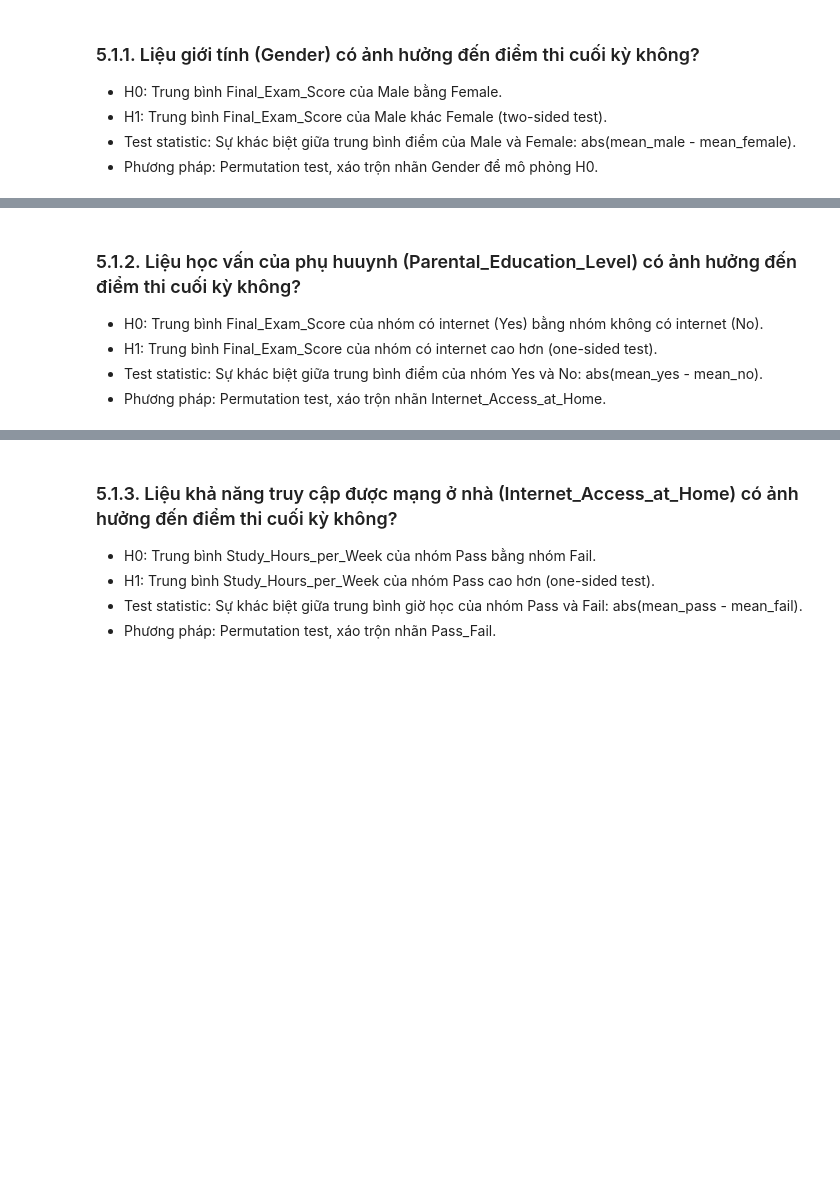
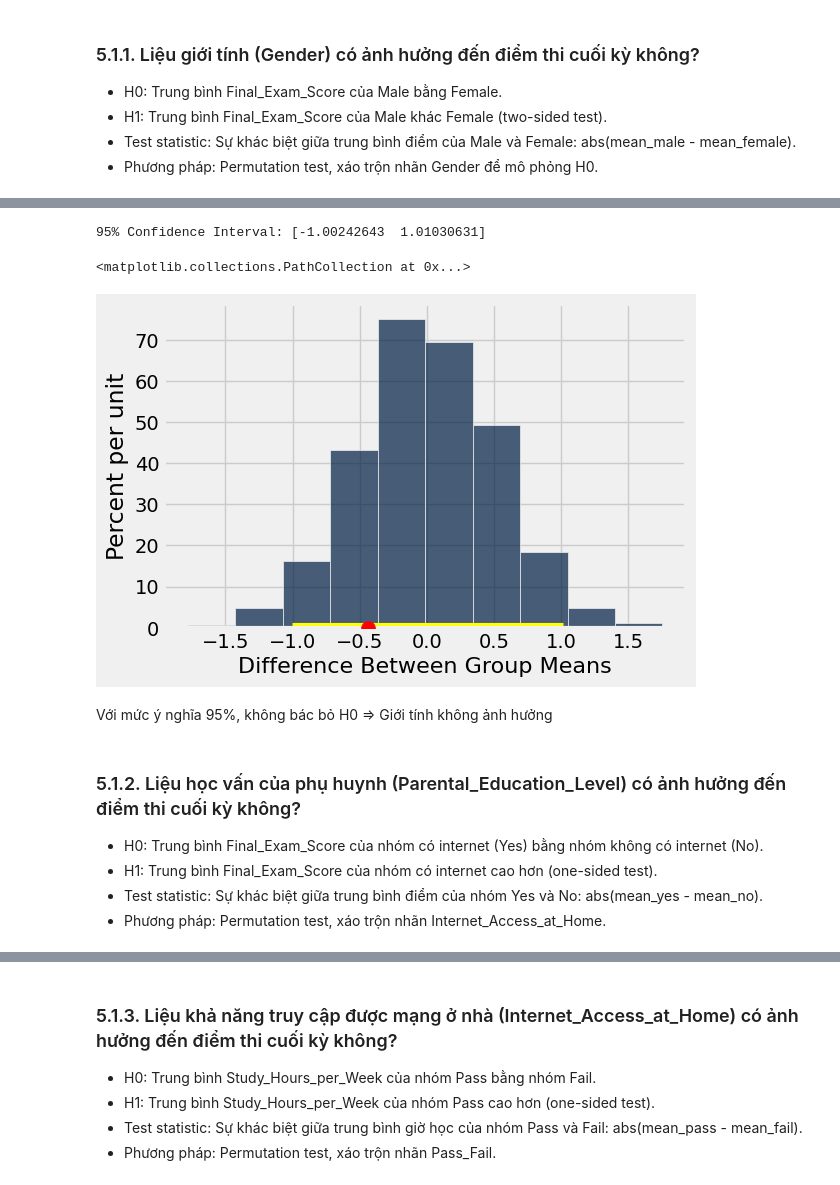
Before and after one commit to anizme/UET_DataScience_Prj, a Jupyter notebook: explore_spp_data.ipynb, the cells around one changed output, grey strips where cells are left out. Drawn from its saved outputs; the diff is of its cells as text; code cells hidden in the pictures; blank space fills up the shorter version.

```diff
--- a/explore_spp_data.ipynb
+++ b/explore_spp_data.ipynb
@@ -284,5 +323,28 @@ for col in spp_categorical_cols:
+# %%
+differences = simulate_null_distribution(original_spp, group_label='Gender', value_label='Final_Exam_Score')
+
+# Simulate the null distribution of the difference of means
+resampled_means = Table().with_column('Difference Between Group Means', differences)
+
+# Plot the histogram of the null distribution
+left = percentile(2.5, differences)
+right = percentile(97.5, differences)
+
+bounds = make_array(left, right)
+print('95% Confidence Interval:', bounds)
+
+resampled_means.hist()
+plt.plot(bounds, [0, 0], color='yellow', lw=8)
+plt.scatter(observed_difference, 0, color='red', s=100, zorder=5)
+# %% [output]
+95% Confidence Interval: [-1.00242643  1.01030631]
+<matplotlib.collections.PathCollection at 0x...>
+[figure, added]
+# %% [markdown]
+Với mức ý nghĩa 95%, không bác bỏ H0
+=> Giới tính không ảnh hưởng
 # %% [markdown]
-### 5.1.2. Liệu học vấn của phụ huuynh (Parental_Education_Level) có ảnh hưởng đến điểm thi cuối kỳ không?
+### 5.1.2. Liệu học vấn của phụ huynh (Parental_Education_Level) có ảnh hưởng đến điểm thi cuối kỳ không?
 - H0: Trung bình Final_Exam_Score của nhóm có internet (Yes) bằng nhóm không có internet (No).
 - H1: Trung bình Final_Exam_Score của nhóm có internet cao hơn (one-sided test).
 - Test statistic: Sự khác biệt giữa trung bình điểm của nhóm Yes và No: abs(mean_yes - mean_no).
```
Also changed, not shown: parts of 20 cells of this notebook.
